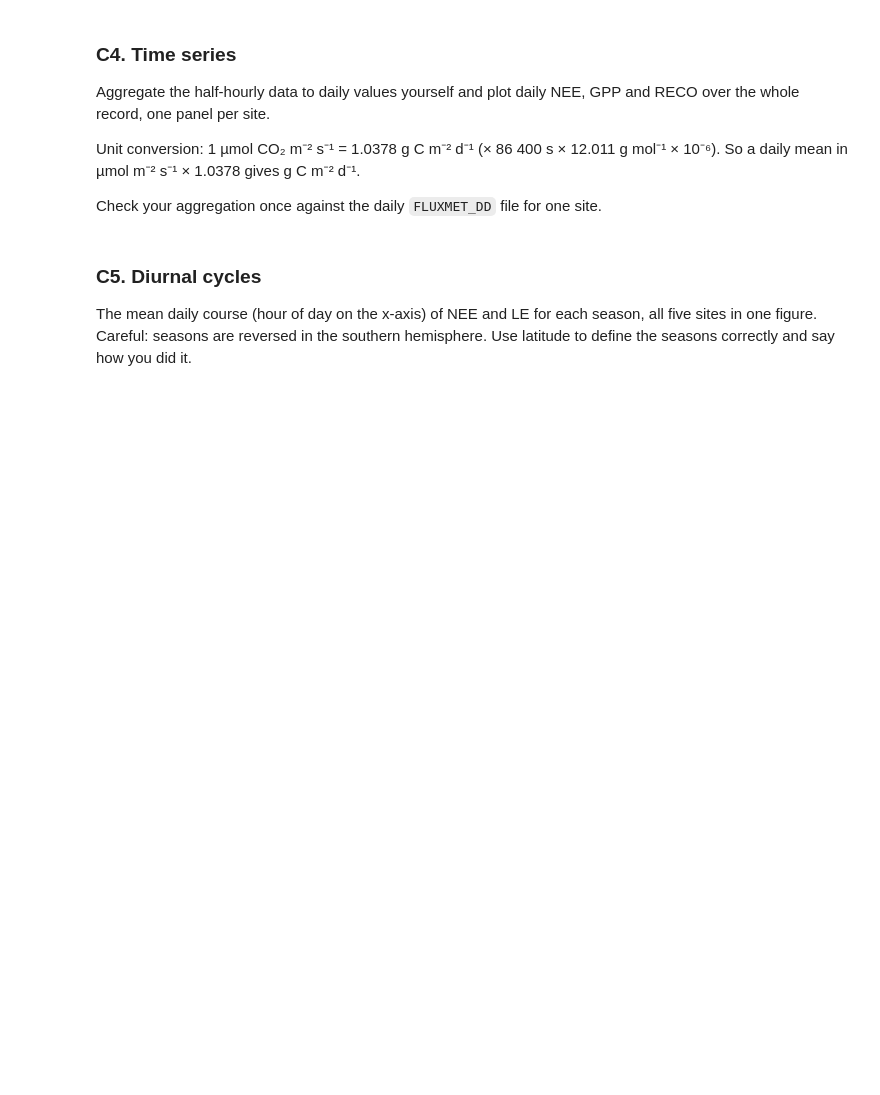
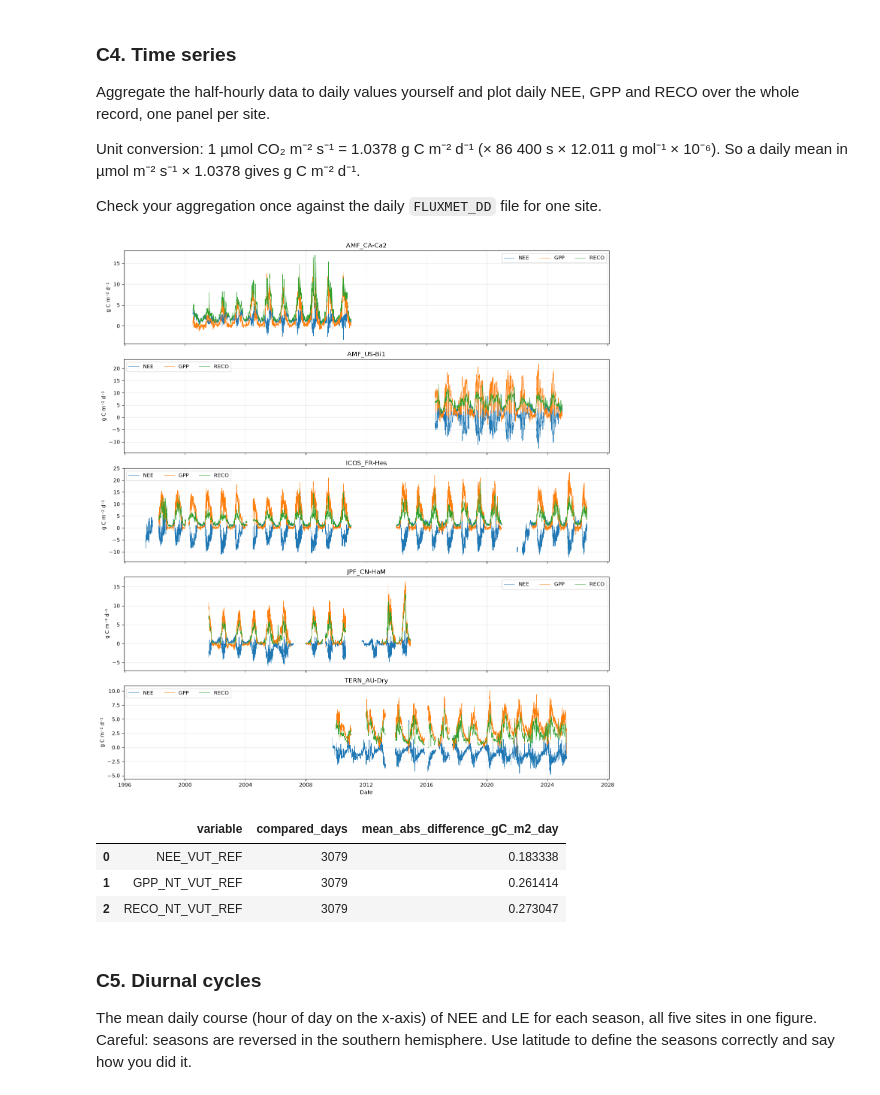
Before and after one commit to Moenki21/datascience_env_monit, a Jupyter notebook: scripts/view_tower_data.ipynb, the cells around one changed output. Cells and saved outputs as stored; diff of their text form; code cells hidden in the pictures; blank space fills up the shorter version.

```diff
--- a/scripts/view_tower_data.ipynb
+++ b/scripts/view_tower_data.ipynb
@@ -157,6 +276,84 @@ Aggregate the half-hourly data to daily values yourself and plot daily NEE, GPP
 Unit conversion: 1 µmol CO₂ m⁻² s⁻¹ = 1.0378 g C m⁻² d⁻¹ (× 86 400 s × 12.011 g mol⁻¹ × 10⁻⁶). So a daily mean in µmol m⁻² s⁻¹ × 1.0378 gives g C m⁻² d⁻¹.
 
 Check your aggregation once against the daily `FLUXMET_DD` file for one site.
+# %%
+flux_columns = ["NEE_VUT_REF", "GPP_NT_VUT_REF", "RECO_NT_VUT_REF"]
+flux_labels = {
+    "NEE_VUT_REF": "NEE",
+    "GPP_NT_VUT_REF": "GPP",
+    "RECO_NT_VUT_REF": "RECO",
+}
+conversion_factor = 1.0378
+
+daily_fluxes = (
+    master_df.set_index("time")
+    .groupby("site")[flux_columns]
+    .resample("D")
+    .mean()
+    .mul(conversion_factor)
+    .reset_index()
+)
+
+sites = daily_fluxes["site"].unique()
+fig, axes = plt.subplots(len(sites), 1, figsize=(14, 3 * len(sites)), sharex=True)
+axes = np.atleast_1d(axes)
+
+for ax, (site, data) in zip(axes, daily_fluxes.groupby("site", sort=True)):
+    for column, label in flux_labels.items():
+        ax.plot(data["time"], data[column], label=label, linewidth=0.7)
+    ax.set_title(site)
+    ax.set_ylabel("g C m⁻² d⁻¹")
+    ax.legend(ncol=3)
+    ax.grid(True, alpha=0.3)
+
+axes[-1].set_xlabel("Date")
+fig.tight_layout()
+plt.show()
+
+# Compare the half-hourly aggregation with the daily file for one site.
+check_site = "AMF_US-Bi1"
+check_container = next(
+    container for container in sorted(glob.glob(path + "*.zip"))
+    if check_site in Path(container).name
+)
+with zipfile.ZipFile(check_container) as archive:
+    daily_name = next(name for name in archive.namelist() if "FLUXMET_DD" in name)
+    daily_reference = pd.read_csv(
+        archive.open(daily_name),
+        na_values=[-9999],
+        usecols=lambda column: column == "TIMESTAMP" or column in flux_columns,
+        dtype={"TIMESTAMP": str},
+    )
+
+daily_reference["time"] = pd.to_datetime(daily_reference["TIMESTAMP"], format="%Y%m%d")
+daily_reference = (
+    daily_reference.set_index("time")[flux_columns]
+    .mul(conversion_factor)
+    .rename(columns={column: f"{column}_DD" for column in flux_columns})
+)
+hourly_aggregation = (
+    daily_fluxes.loc[daily_fluxes["site"].eq(check_site)]
+    .set_index("time")[flux_columns]
+    .rename(columns={column: f"{column}_HH" for column in flux_columns})
+)
+comparison = hourly_aggregation.join(daily_reference, how="inner")
+comparison_summary = pd.DataFrame([
+    {
+        "variable": column,
+        "compared_days": (comparison[f"{column}_HH"].notna() & comparison[f"{column}_DD"].notna()).sum(),
+        "mean_abs_difference_gC_m2_day": (
+            comparison[f"{column}_HH"] - comparison[f"{column}_DD"]
+        ).abs().mean(),
+    }
+    for column in flux_columns
+])
+display(comparison_summary)
+# %% [output]
+[figure, added]
+|  | variable | compared_days | mean_abs_difference_gC_m2_day |
+| 0 | NEE_VUT_REF | 3079 | 0.183338 |
+| 1 | GPP_NT_VUT_REF | 3079 | 0.261414 |
+| 2 | RECO_NT_VUT_REF | 3079 | 0.273047 |
 # %% [markdown]
 ### C5. Diurnal cycles
 
```
Also changed, not shown: parts of 7 cells of this notebook, 3 other files.
